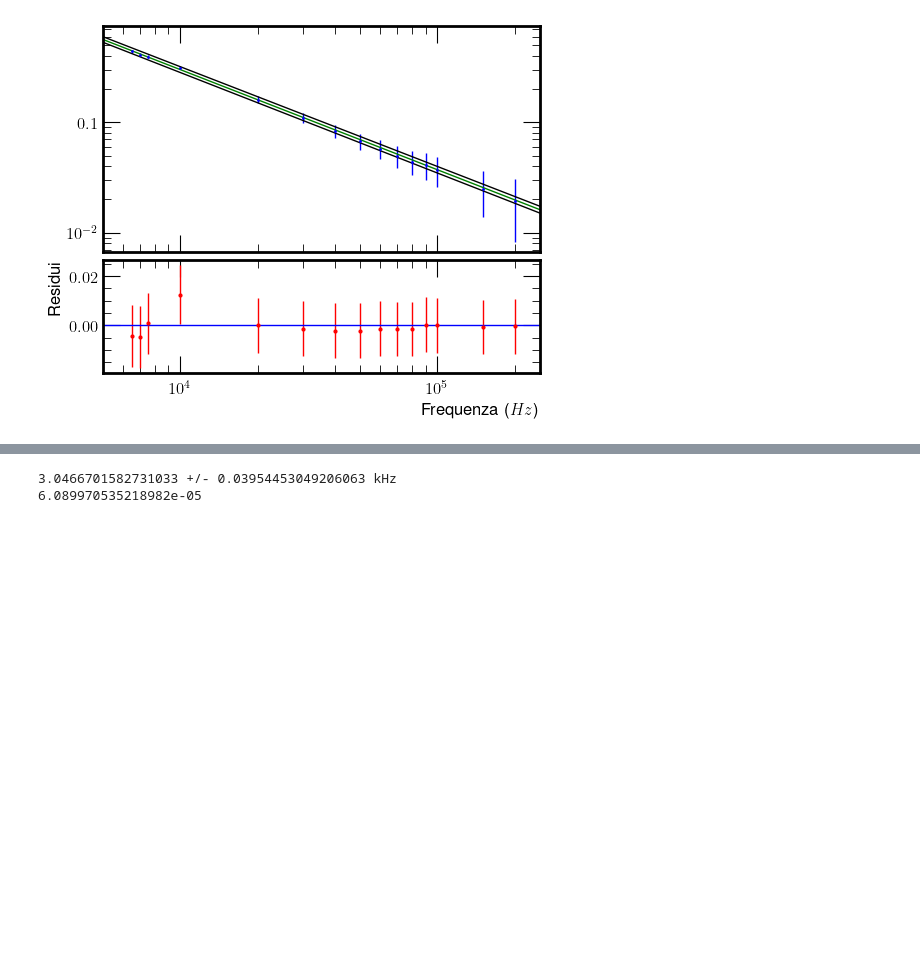
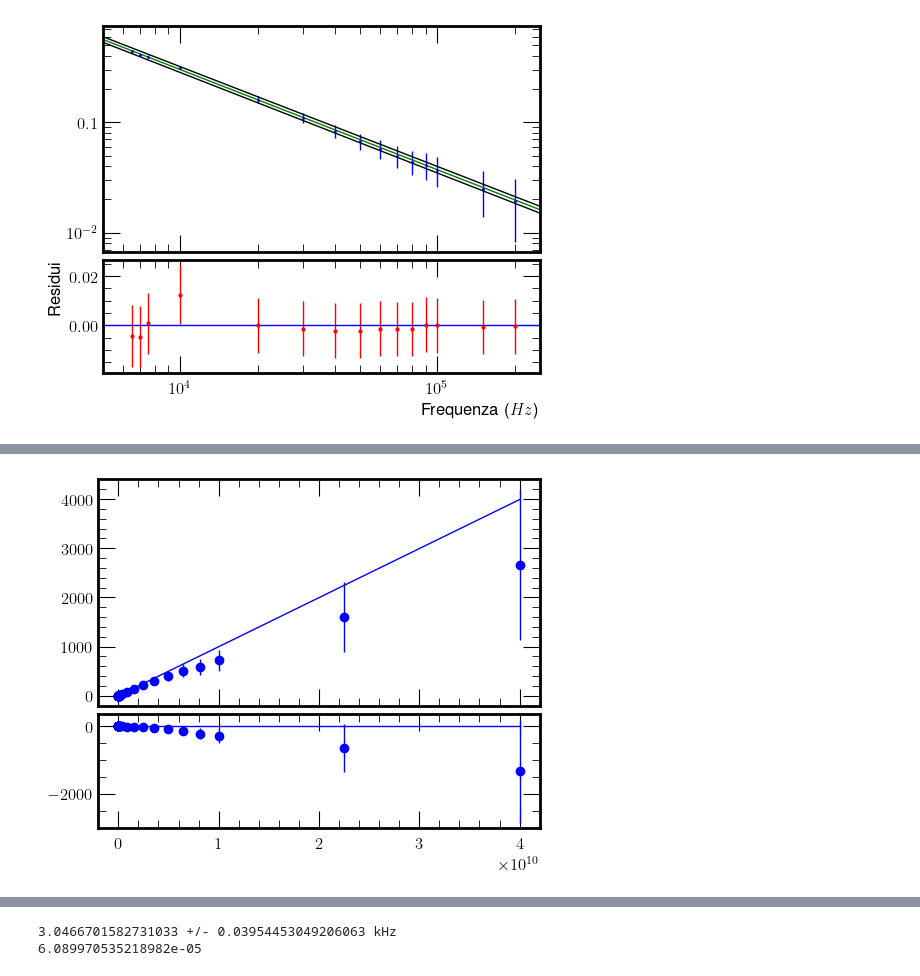
Before and after one commit to Fra005Ve/G09---SF2-, a Jupyter notebook: RC in frequenza/RCfrequenza.ipynb, the cells around one changed output, grey strips where cells are left out. Drawn from its saved outputs; the diff is of its cells as text; code cells hidden in the pictures; blank space fills up the shorter version.

```diff
--- a/RC in frequenza/RCfrequenza.ipynb
+++ b/RC in frequenza/RCfrequenza.ipynb
@@ -195,3 +198,31 @@ ax[1].plot(x_fit,np.zeros(len(x_fit)))
 # %% [output]
 [<matplotlib.lines.Line2D at 0x...>]
 [figure]
+# %%
+A_2 = Tf**-2
+sA_2  = sTf / Tf ** 3
+
+tgphi = np.tan(phi)
+stgphi = sphi / np.cos(phi)**2
+
+poptrlin, covtrlin = curve_fit(retta, f**2, A_2, method='lm' ,sigma=sA_2, absolute_sigma=True)
+popphilin, covphilin = curve_fit(retta, f, tgphi, method='lm' ,sigma=stgphi, absolute_sigma=True)
+
+df = len(f)-2
+
+resA_2 = A_2 - retta(f**2, *poptrlin)
+chi2A_2 = np.sum((resA_2/sA_2)**2)
+
+restgPhilin = tgphi - retta(f, *popphilin)
+chi2tgPhi = np.sum((restgPhilin/stgphi)**2)
+
+
+print(chi2A_2/df)
+print(chi2tgPhi/df)
+
+
+print(poptrlin, covtrlin)
+print(popphilin, covphilin)
+
+print(poptrlin[1]**-0.5)
+print(1/popphilin[1])
@@ -197,0 +238,15 @@ ax[1].plot(x_fit,np.zeros(len(x_fit)))
+# %%
+# Plot dei dati
+fig, axA = plt.subplots(2,1, figsize=(5,4),sharex=True, constrained_layout = True, height_ratios=[2, 1])
+x_fit = np.linspace(min(f**2),max(f**2),100)
+
+axA[0].errorbar(f**2, A_2, yerr=sA_2, fmt='bo')
+axA[0].plot(x_fit, retta(x_fit, *poptrlin), color = "b")
+
+axA[1].errorbar(f**2, resA_2, yerr=sA_2, fmt='bo')
+axA[1].plot(x_fit, np.zeros(100), color = "b")
+
+
+plt.show()
+# %% [output]
+[figure, added]
```
Also changed, not shown: parts of 3 cells of this notebook.
